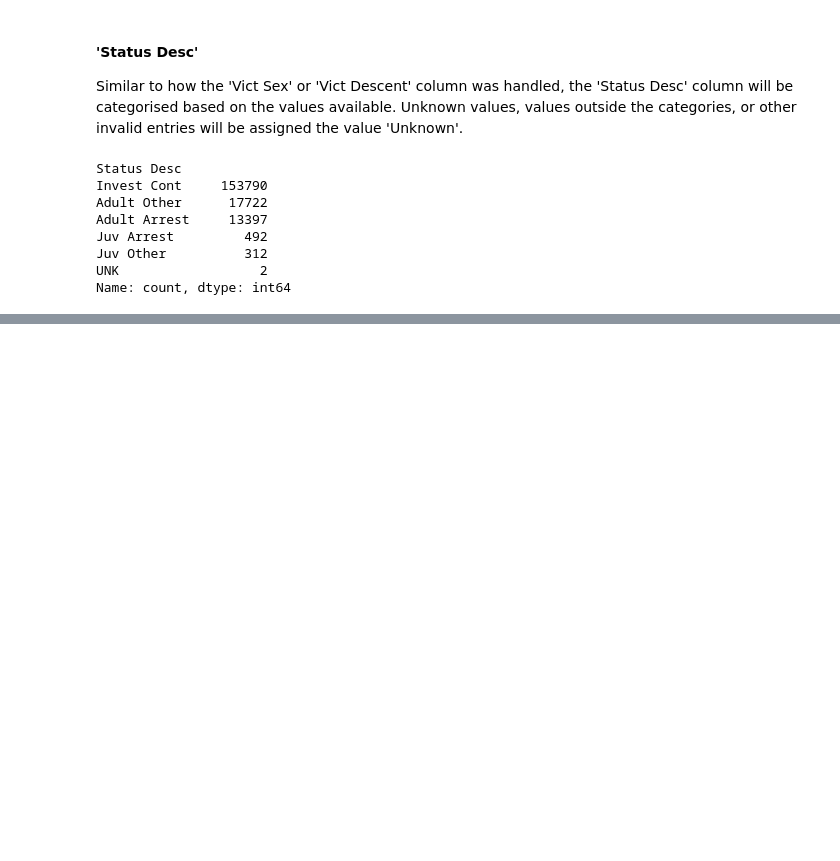
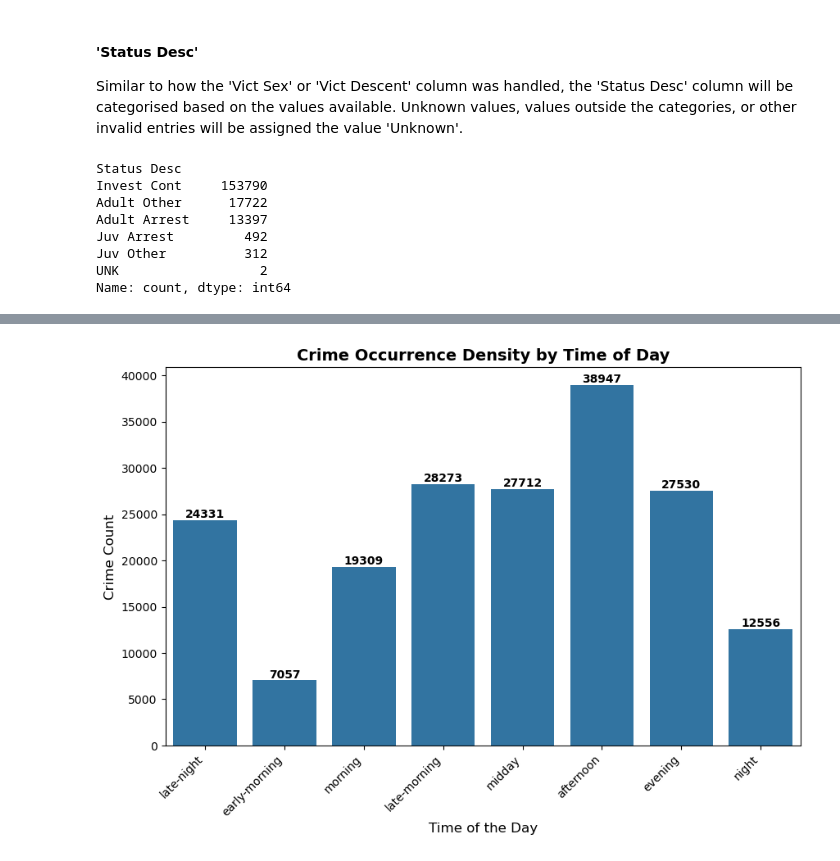
Before and after one commit to jgp-13/LA_Crime, a Jupyter notebook: notebooks/nb1-la_crime-cleaning.ipynb, the cells around one changed output, grey strips where cells are left out. Drawn from its saved outputs; the diff is of its cells as text; code cells hidden in the pictures; blank space fills up the shorter version.

```diff
--- a/notebooks/nb1-la_crime-cleaning.ipynb
+++ b/notebooks/nb1-la_crime-cleaning.ipynb
@@ -474,0 +538,27 @@ df.to_csv(cleaned_file)
+# %%
+# Set figure size for better visibility
+plt.figure(figsize=(10, 6))
+
+# Improved count plot with better styling
+ax = sns.countplot(data=df, x='day_time')
+
+# Formatting
+plt.title("Crime Occurrence Density by Time of Day", fontsize=14, fontweight='bold')
+plt.xlabel("Time of the Day", fontsize=12)
+plt.ylabel("Crime Count", fontsize=12)
+
+# Rotate x-axis labels for better readability
+plt.xticks(rotation=45, ha='right', fontsize=10)
+
+# Remove grid for a cleaner look
+ax.grid(False)
+
+# Add count labels on top of bars
+for p in ax.patches:
+    ax.annotate(f'{int(p.get_height())}', (p.get_x() + p.get_width() / 2, p.get_height()),
+                ha='center', va='bottom', fontsize=10, fontweight='bold', color='black')
+
+# Show plot
+plt.show()
+# %% [output]
+[figure, added]
```
Also changed, not shown: parts of 10 cells of this notebook.
